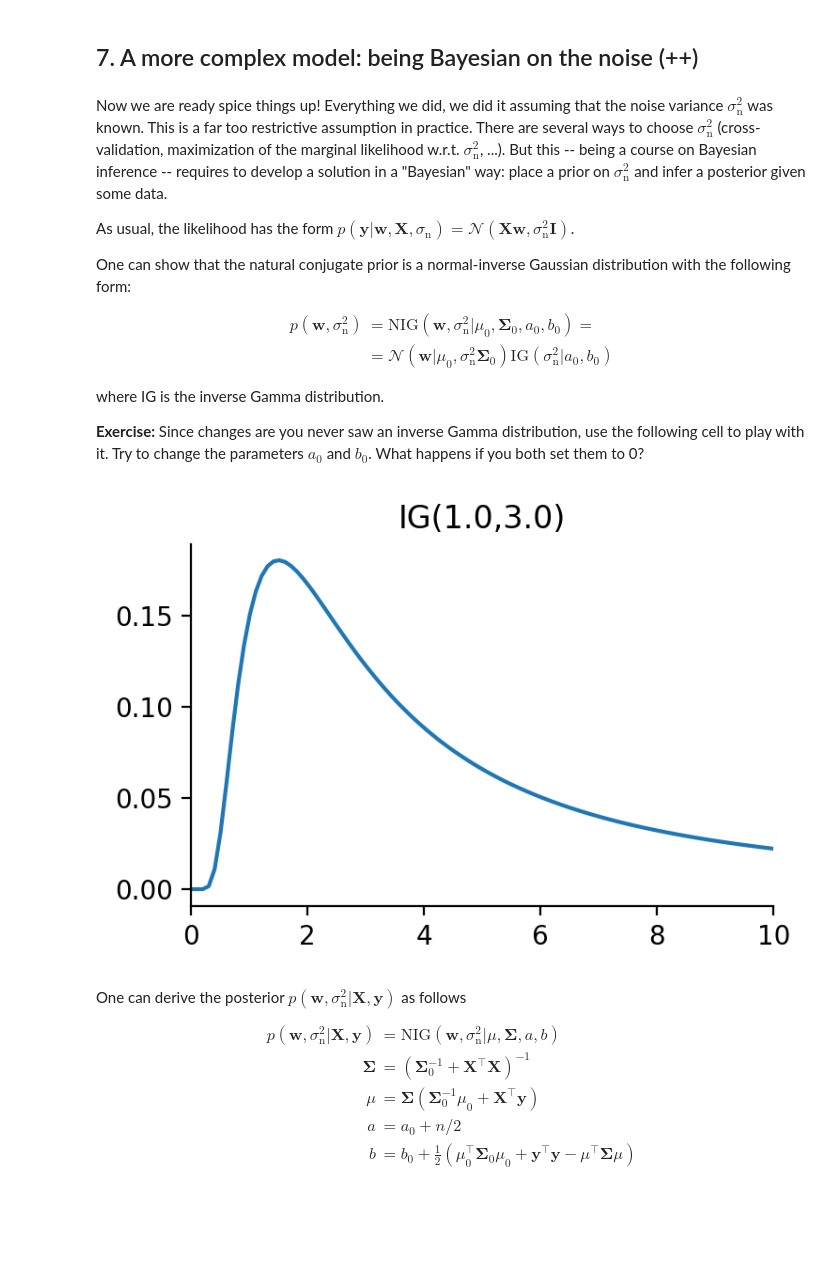
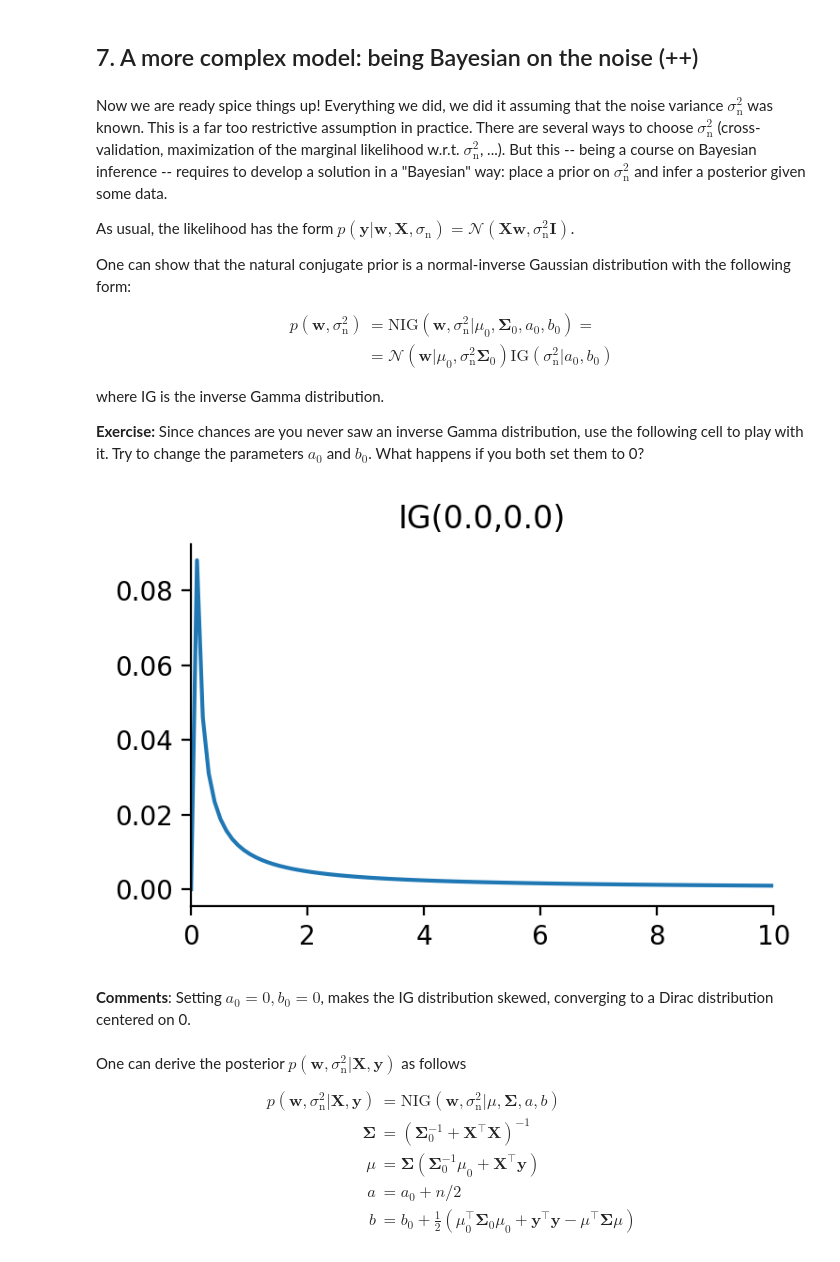
Before and after one commit to g-orl/asi-labs, a Jupyter notebook: lab_week1-public/Bayesian_Linear_Regression.ipynb, the cells around one changed output. Drawn from its saved outputs; the diff is of its cells as text; code cells hidden in the pictures; blank space fills up the shorter version.

```diff
--- a/lab_week1-public/Bayesian_Linear_Regression.ipynb
+++ b/lab_week1-public/Bayesian_Linear_Regression.ipynb
@@ -584,18 +621,20 @@ p(\mathbf{w}, \sigma^2_\mathrm{n})  &= \mathrm{NIG}(\mathbf{w}, \sigma^2_\mathrm
 
 where IG is the inverse Gamma distribution.
 
-**Exercise:** Since changes are you never saw an inverse Gamma distribution, use the following cell to play with it. Try to change the parameters $a_0$ and $b_0$. What happens if you both set them to 0?
+**Exercise:** Since chances are you never saw an inverse Gamma distribution, use the following cell to play with it. Try to change the parameters $a_0$ and $b_0$. What happens if you both set them to 0?
 # %%
-a0, b0 = 1, 3
+a0, b0 = 0.01, 0.01
 rv = scipy.stats.invgamma(a=a0, scale=b0)
 
 fig, ax = plt.subplots(figsize=[4, 2.5])
 xplot = np.linspace(0, 10, 100)
 ax.plot(xplot, rv.pdf(xplot))
 ax.set_title("IG(%.1f,%.1f)" % (a0, b0))
 plt.show()
 # %% [output]
-[figure, old version]
+[figure, new version]
+# %% [markdown]
+**Comments**: Setting $a_0 = 0, b_0 = 0$, makes the IG distribution skewed, converging to a Dirac distribution centered on 0.
 # %% [markdown]
 One can derive the posterior $p(\mathbf{w},\sigma_\mathrm{n}^2 | \mathbf{X}, \mathbf{y})$ as follows
 
```
Also changed, not shown: parts of 15 cells of this notebook.
